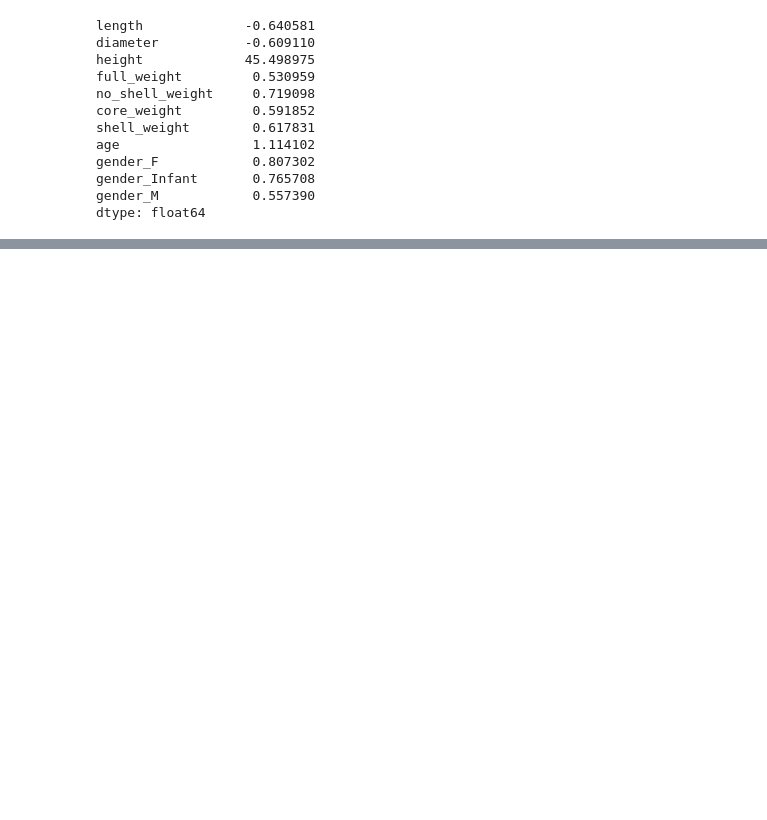
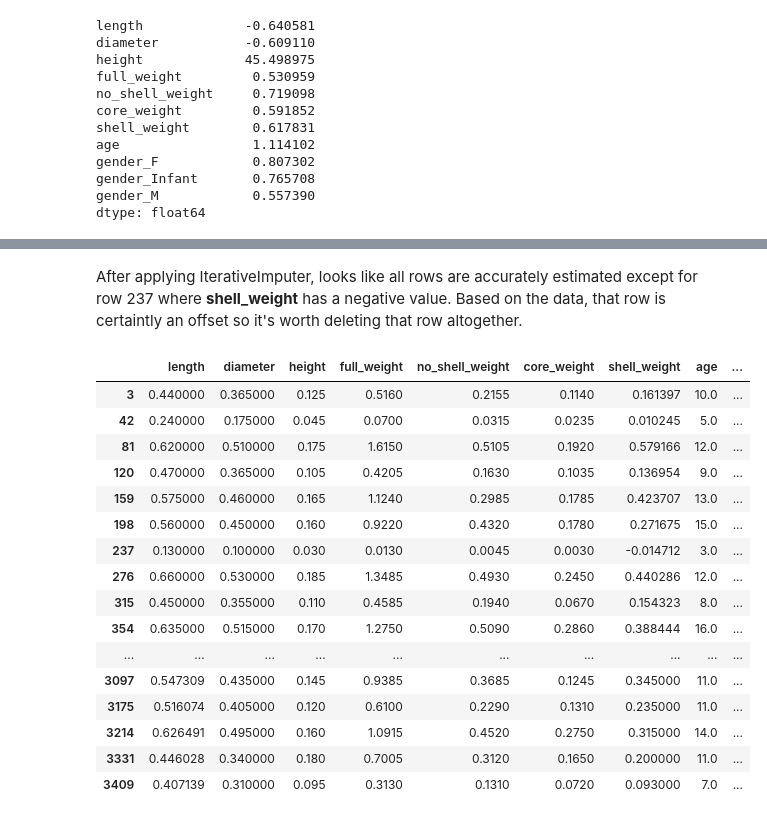
Before and after one commit to check4ismail/cs-502-predictive, a Jupyter notebook: assignment_6_snail_size/Assignment 6 - Snail Size.ipynb, the cells around one changed output, grey strips where cells are left out. Cells and saved outputs as stored; diff of their text form; code cells hidden in the pictures; blank space fills up the shorter version.

```diff
--- a/assignment_6_snail_size/Assignment 6 - Snail Size.ipynb
+++ b/assignment_6_snail_size/Assignment 6 - Snail Size.ipynb
@@ -161,0 +195,34 @@ dtype: float64
+# %% [markdown]
+After applying IterativeImputer, looks like all rows are accurately estimated except for row 237 where **shell_weight** has a negative value. Based on the data, that row is certaintly an offset so it's worth deleting that row altogether.
+# %%
+# Apply IterativeImputer to predict values for missing features
+from sklearn.experimental import enable_iterative_imputer
+from sklearn.impute import IterativeImputer
+
+data = temp_df.values
+
+imputer = IterativeImputer()
+imputer.fit(data)
+
+x_trans = imputer.transform(data)
+
+temp_df[:] = x_trans
+temp_df.iloc[all_missing_indexes]
+# %% [output]
+|  | length | diameter | height | full_weight | no_shell_weight | core_weight | shell_weight | age | ... |
+| 3 | 0.440000 | 0.365000 | 0.125 | 0.5160 | 0.2155 | 0.1140 | 0.161397 | 10.0 | ... |
+| 42 | 0.240000 | 0.175000 | 0.045 | 0.0700 | 0.0315 | 0.0235 | 0.010245 | 5.0 | ... |
+| 81 | 0.620000 | 0.510000 | 0.175 | 1.6150 | 0.5105 | 0.1920 | 0.579166 | 12.0 | ... |
+| 120 | 0.470000 | 0.365000 | 0.105 | 0.4205 | 0.1630 | 0.1035 | 0.136954 | 9.0 | ... |
+| 159 | 0.575000 | 0.460000 | 0.165 | 1.1240 | 0.2985 | 0.1785 | 0.423707 | 13.0 | ... |
+| 198 | 0.560000 | 0.450000 | 0.160 | 0.9220 | 0.4320 | 0.1780 | 0.271675 | 15.0 | ... |
+| 237 | 0.130000 | 0.100000 | 0.030 | 0.0130 | 0.0045 | 0.0030 | -0.014712 | 3.0 | ... |
+| 276 | 0.660000 | 0.530000 | 0.185 | 1.3485 | 0.4930 | 0.2450 | 0.440286 | 12.0 | ... |
+| 315 | 0.450000 | 0.355000 | 0.110 | 0.4585 | 0.1940 | 0.0670 | 0.154323 | 8.0 | ... |
+| 354 | 0.635000 | 0.515000 | 0.170 | 1.2750 | 0.5090 | 0.2860 | 0.388444 | 16.0 | ... |
+| ... | ... | ... | ... | ... | ... | ... | ... | ... | ... |
+| 3097 | 0.547309 | 0.435000 | 0.145 | 0.9385 | 0.3685 | 0.1245 | 0.345000 | 11.0 | ... |
+| 3175 | 0.516074 | 0.405000 | 0.120 | 0.6100 | 0.2290 | 0.1310 | 0.235000 | 11.0 | ... |
+| 3214 | 0.626491 | 0.495000 | 0.160 | 1.0915 | 0.4520 | 0.2750 | 0.315000 | 14.0 | ... |
+| 3331 | 0.446028 | 0.340000 | 0.180 | 0.7005 | 0.3120 | 0.1650 | 0.200000 | 11.0 | ... |
+| 3409 | 0.407139 | 0.310000 | 0.095 | 0.3130 | 0.1310 | 0.0720 | 0.093000 | 7.0 | ... |
```
Also changed, not shown: parts of 17 cells of this notebook.
